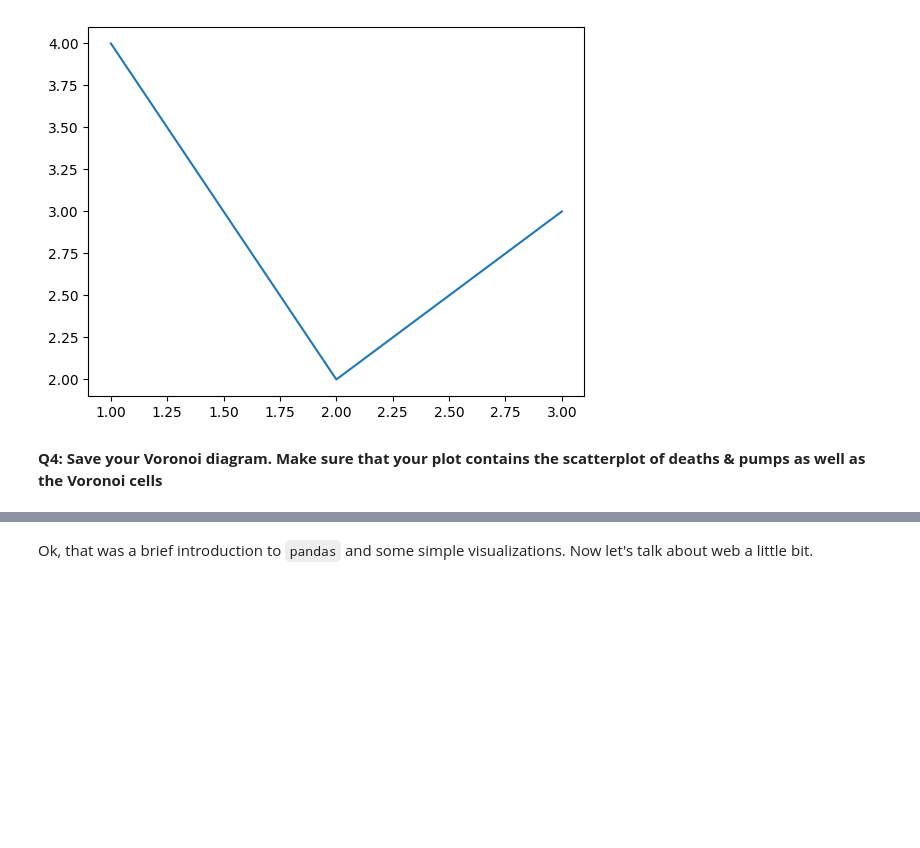
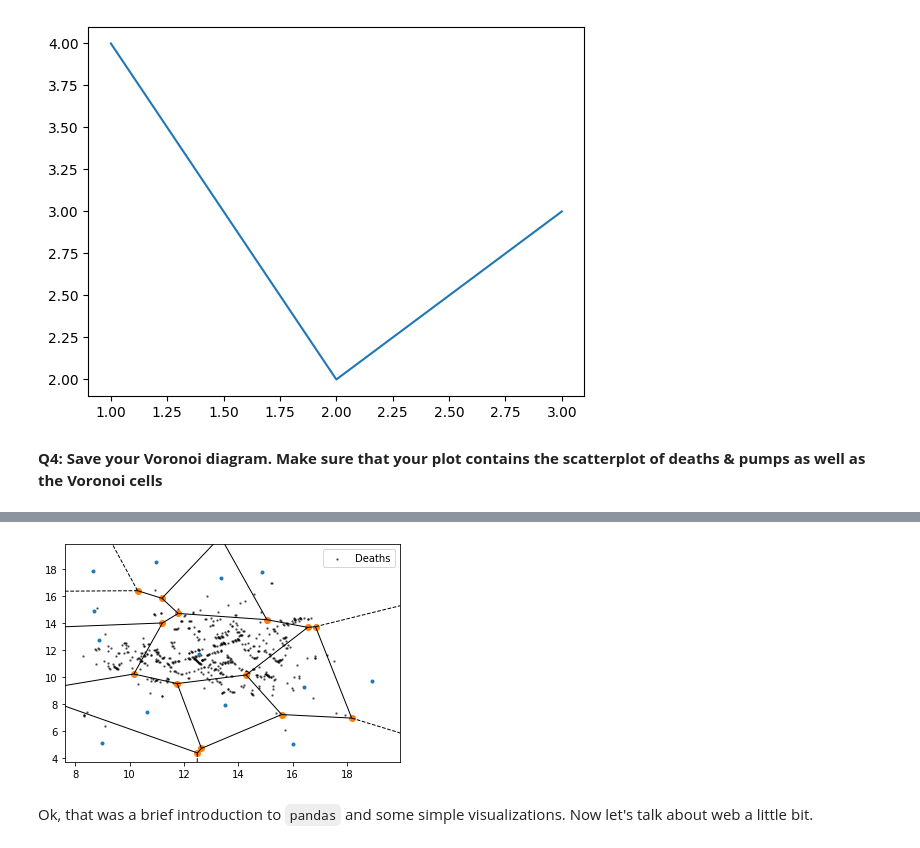
Before and after one commit to DanishjeetSingh/dviz-course, a Jupyter notebook: docs/m02-history/lab02.ipynb, the cells around one changed output, grey strips where cells are left out. Saved outputs shown, nothing was run; the diff lists cells and outputs as text; code cells hidden in the pictures; blank space fills up the shorter version.

```diff
--- a/docs/m02-history/lab02.ipynb
+++ b/docs/m02-history/lab02.ipynb
@@ -326,3 +324,12 @@ plt.savefig('foo.png')
+# %%
+vor = Voronoi(points)
+voronoi_plot_2d(vor)
+plt.scatter(death_df['X'], death_df['Y'], s=2, c='black', alpha=0.5, label='Deaths')
+plt.legend()
+plt.savefig('voronoi.png')
+plt.show()
+# %% [output]
+[figure, added]
 # %% [markdown]
 Ok, that was a brief introduction to `pandas` and some simple visualizations. Now let's talk about web a little bit.
 # %% [markdown]
```
Also changed, not shown: parts of 2 cells of this notebook, 3 other files.
